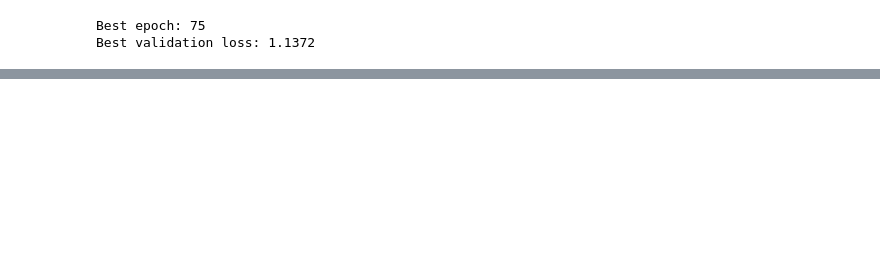
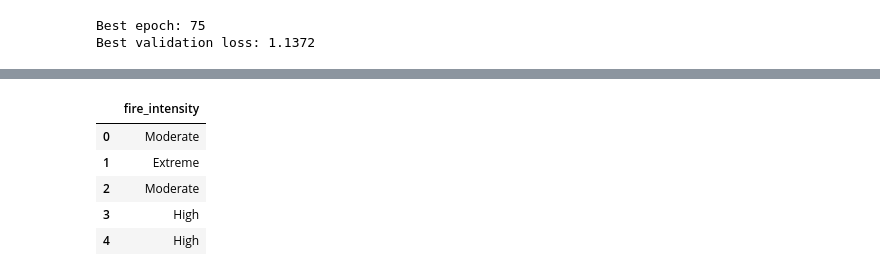
Before and after one commit to squeeble1471/ML02, a Jupyter notebook: ass02.ipynb, the cells around one changed output, grey strips where cells are left out. Cells and saved outputs as stored; diff of their text form; code cells hidden in the pictures; blank space fills up the shorter version.

```diff
--- a/ass02.ipynb
+++ b/ass02.ipynb
@@ -471,0 +469,15 @@ Initial decision tree with a max depth of 2 achieved a training macro-F1 of 0.32
+# %%
+dt_model = clfs[best_index]
+
+dt_val_pred = dt_model.predict(val_X)
+dt_test_pred = dt_model.predict(test_X)
+
+dt_val_f1 = f1_score(val_y, dt_val_pred, average='macro')
+dt_test_f1 = f1_score(test_y, dt_test_pred, average='macro')
+dt_test_acc = dt_model.score(test_X, test_y)
+
+print(f"Validation Macro-F1: {dt_val_f1:.4f}")
+print(f"Test Accuracy: {dt_test_acc:.4f}")
+print(f"Test Macro-F1: {dt_test_f1:.4f}")
+print()
+print(classification_report(test_y, dt_test_pred))
@@ -1446,0 +1438,3 @@ Ultimately, the neural network I selected uses 64 hidden neurons, a learning rat
+# %%
+holdout_X = holdout_data.drop(columns=["acq_date"])
+holdout_X = pd.get_dummies(holdout_X)
@@ -1446,0 +1451,4 @@ Ultimately, the neural network I selected uses 64 hidden neurons, a learning rat
+# %%
+holdout_X = holdout_X.to_numpy()
+
+holdout_pred = dt_model.predict(holdout_X)
@@ -1446,0 +1467,13 @@ Ultimately, the neural network I selected uses 64 hidden neurons, a learning rat
+# %%
+submission = pd.DataFrame({
+  "fire_intensity": holdout_pred
+})
+submission.to_csv("predictions.csv", index=False)
+submission.head()
+# %% [output]
+|  | fire_intensity |
+| 0 | Moderate |
+| 1 | Extreme |
+| 2 | Moderate |
+| 3 | High |
+| 4 | High |
```
Also changed, not shown: parts of 43 cells of this notebook, 1 other file.
